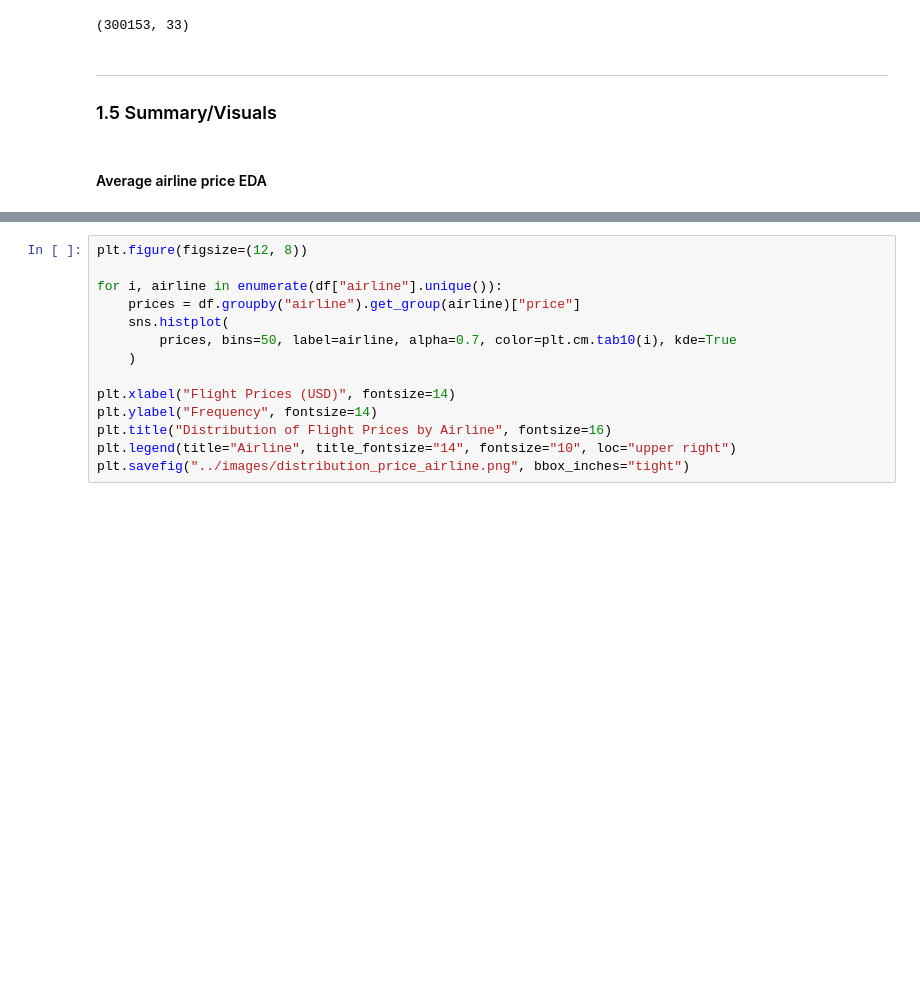
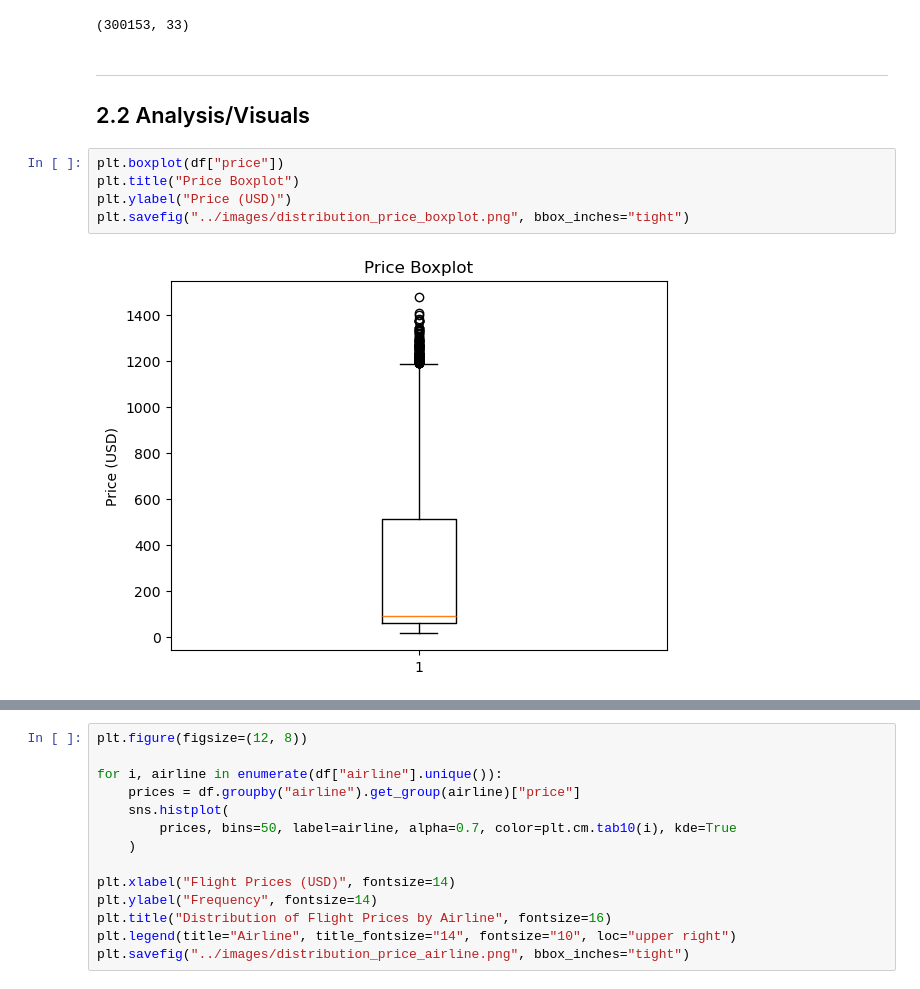
Before and after one commit to LandryHouston/Flight_Price_Prediction, a Jupyter notebook: code/02_data_analysis_FINAL.ipynb, the cells around one changed output, grey strips where cells are left out. Drawn from its saved outputs; the diff is of its cells as text; blank space fills up the shorter version.

```diff
--- a/code/02_data_analysis_FINAL.ipynb
+++ b/code/02_data_analysis_FINAL.ipynb
@@ -75,9 +78,14 @@ encoded_df = pd.get_dummies(df, columns=ohe_columns, prefix=ohe_columns, dtype=i
 encoded_df.shape
 # %% [output]
 (300153, 33)
-# %% [markdown]
----
-
-### 1.5 Summary/Visuals
-# %% [markdown]
-#### Average airline price EDA
+# %% [markdown]
+---
+
+## 2.2 Analysis/Visuals
+# %%
+plt.boxplot(df["price"])
+plt.title("Price Boxplot")
+plt.ylabel("Price (USD)")
+plt.savefig("../images/distribution_price_boxplot.png", bbox_inches="tight")
+# %% [output]
+[figure, added]
```
Also changed, not shown: parts of 31 cells of this notebook.
